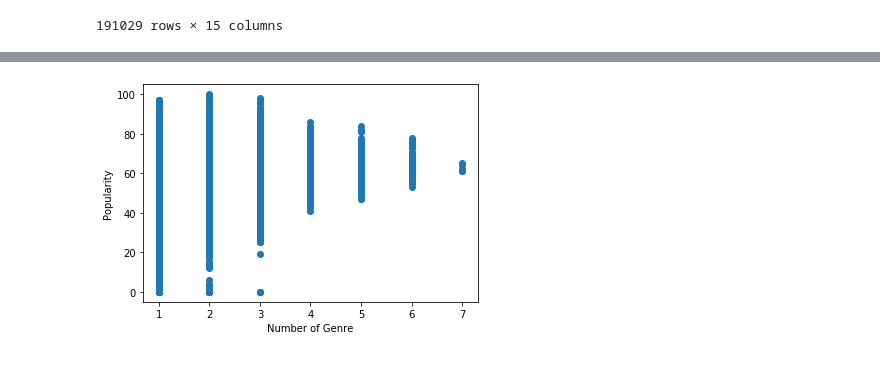
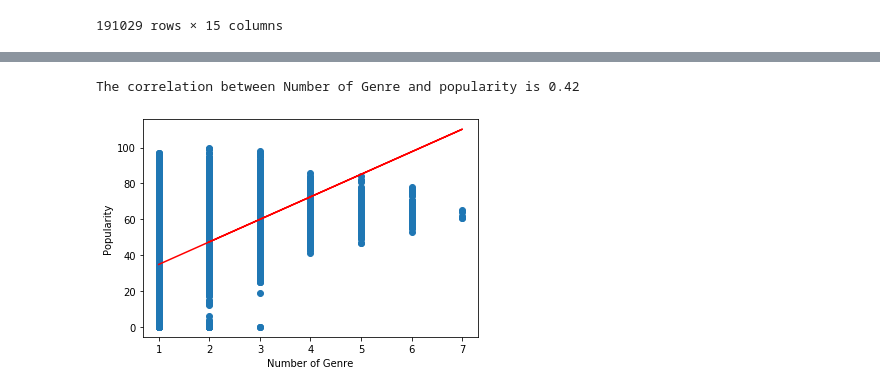
Before and after one commit to zsvorenova/Group_Three, a Jupyter notebook: carol.ipynb, the cells around one changed output, grey strips where cells are left out. Drawn from its saved outputs; the diff is of its cells as text; code cells hidden in the pictures.

```diff
--- a/carol.ipynb
+++ b/carol.ipynb
@@ -112,12 +152,23 @@ genre_counts_df.head()
 | 3 | 98 | Daddy Yankee | Con Calma | 3 | 3 | 3 | 3 | 3 | ... |
 | 4 | 97 | Halsey | Without Me | 3 | 3 | 3 | 3 | 3 | ... |
 # %%
-#wanted to know how many tracks had 2 genre in a popularity range of 90-100, how many had 3, 4 etc.
-#but need to do two bins? So I did scatter plot to help see if there's any correlation between the number
+# I did scatter plot to help see if there's any correlation between the number
 #of genre's a song is in vs popularity.
+x=genre_counts_df['genre']
+y=genre_counts_df['popularity']
+(slope, intercept, rvalue, pvalue, stderr) = linregress(x, y)
+regress_values = x * slope + intercept
+line_eq = "y = " + str(round(slope,2)) + "x + " + str(round(intercept,2))
+
+
 plt.scatter(x=genre_counts_df['genre'], y=genre_counts_df['popularity'])
+plt.plot(x,regress_values,"r-")
 plt.show
 plt.ylabel("Popularity")
 plt.xlabel("Number of Genre");
+
+correlation = st.pearsonr(x,y)
+print(f"The correlation between Number of Genre and popularity is {round(correlation[0],2)}")
 # %% [output]
+The correlation between Number of Genre and popularity is 0.42
-[figure, old version]
+[figure, new version]
```
Also changed, not shown: parts of 12 cells of this notebook, 2 other files.
